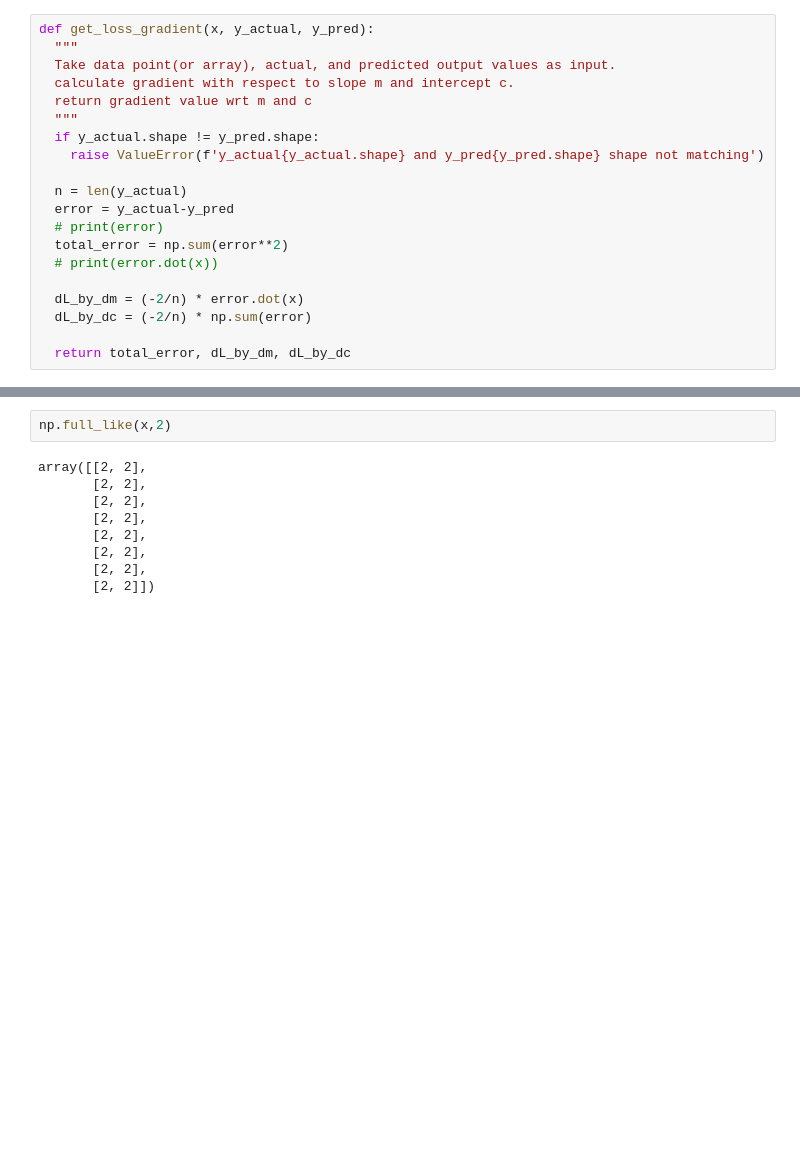
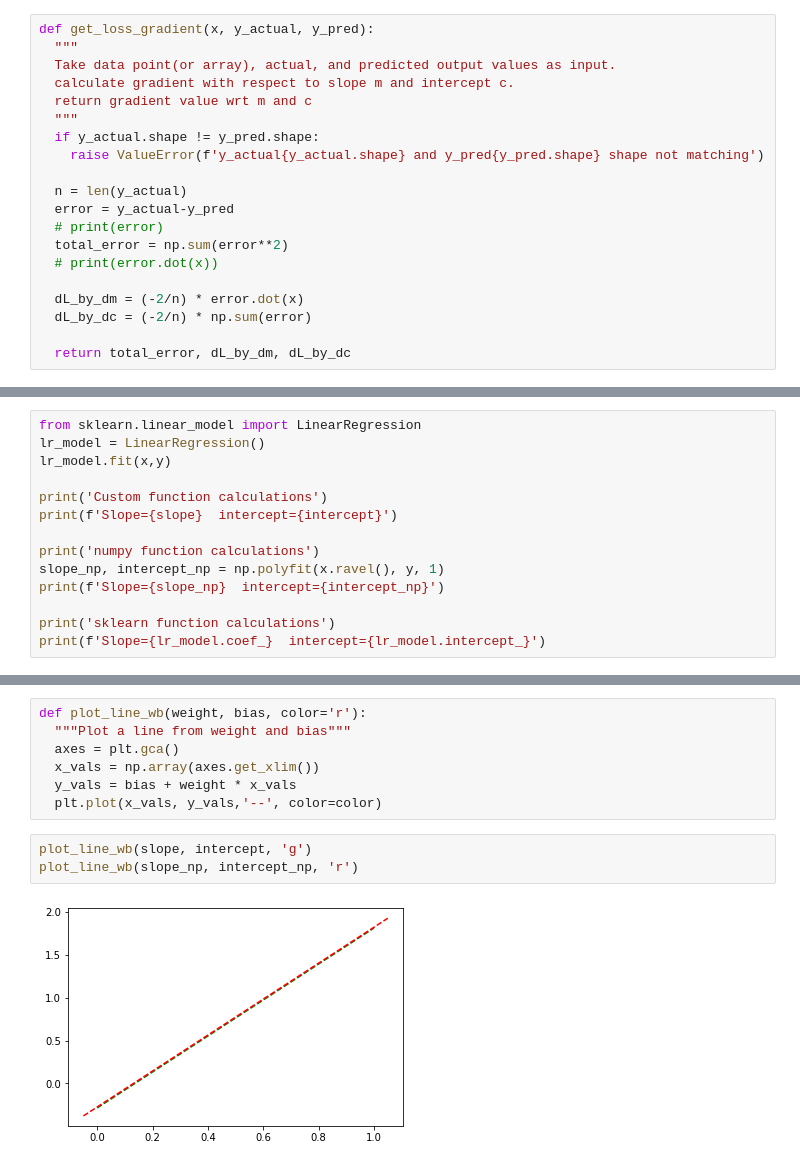
Before and after one commit to mayurkagathara/streamlit_apps, a Jupyter notebook: Linear_regression/notebooks/linear_regression.ipynb, the cells around one changed output, grey strips where cells are left out. Saved outputs shown, nothing was run; the diff lists cells and outputs as text; blank space fills up the shorter version.

```diff
--- a/Linear_regression/notebooks/linear_regression.ipynb
+++ b/Linear_regression/notebooks/linear_regression.ipynb
@@ -93,0 +92,14 @@ metadata_lmc, slope, intercept = solve_linear_regression(x, y, w_start=12500, b_
+# %%
+from sklearn.linear_model import LinearRegression
+lr_model = LinearRegression()
+lr_model.fit(x,y)
+
+print('Custom function calculations')
+print(f'Slope={slope}  intercept={intercept}')
+
+print('numpy function calculations')
+slope_np, intercept_np = np.polyfit(x.ravel(), y, 1)
+print(f'Slope={slope_np}  intercept={intercept_np}')
+
+print('sklearn function calculations')
+print(f'Slope={lr_model.coef_}  intercept={lr_model.intercept_}')
@@ -101,11 +121,12 @@ plt.show()
-# %%
-np.full_like(x,2)
-# %% [output]
-array([[2, 2],
-       [2, 2],
-       [2, 2],
-       [2, 2],
-       [2, 2],
-       [2, 2],
-       [2, 2],
-       [2, 2]])
+# %%
+def plot_line_wb(weight, bias, color='r'):
+  """Plot a line from weight and bias"""
+  axes = plt.gca()
+  x_vals = np.array(axes.get_xlim())
+  y_vals = bias + weight * x_vals
+  plt.plot(x_vals, y_vals,'--', color=color)
+# %%
+plot_line_wb(slope, intercept, 'g')
+plot_line_wb(slope_np, intercept_np, 'r')
+# %% [output]
+[figure, added]
```
Also changed, not shown: parts of 5 cells of this notebook, 1 other file.
